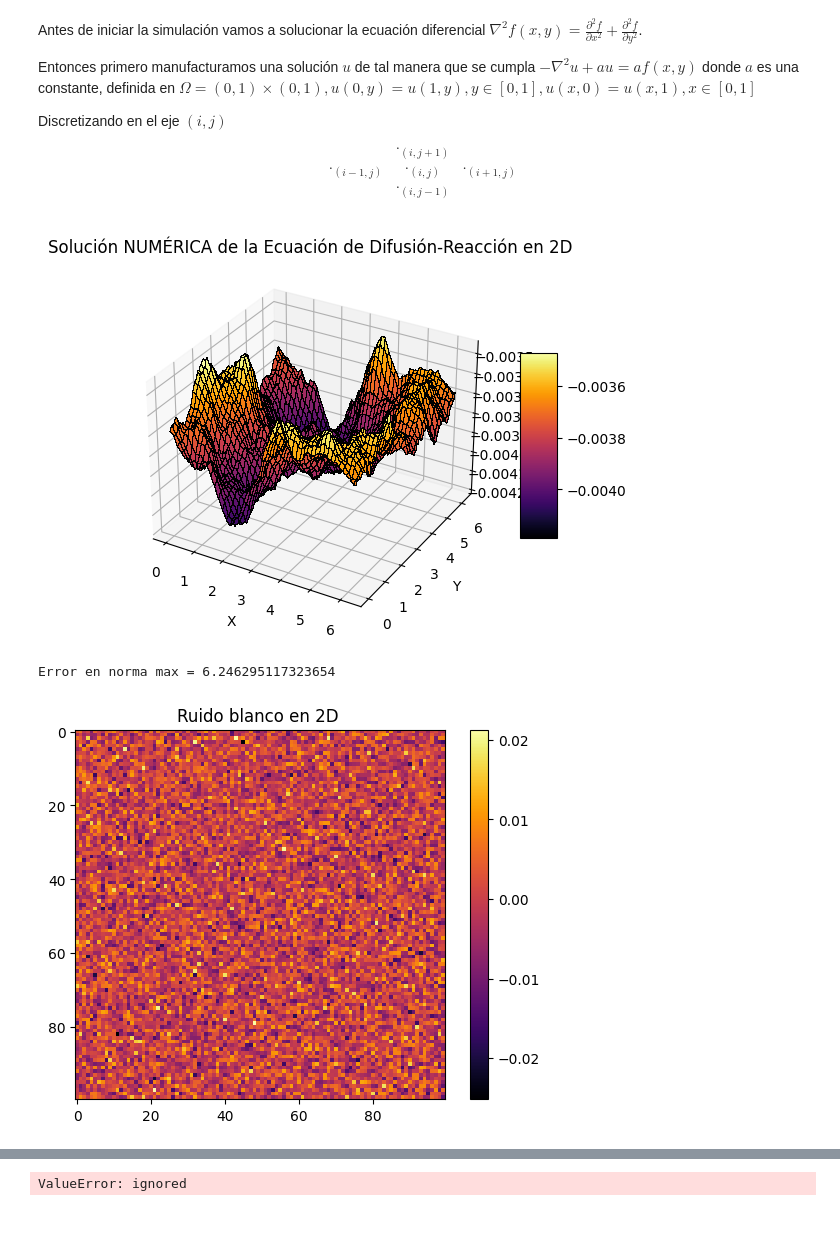
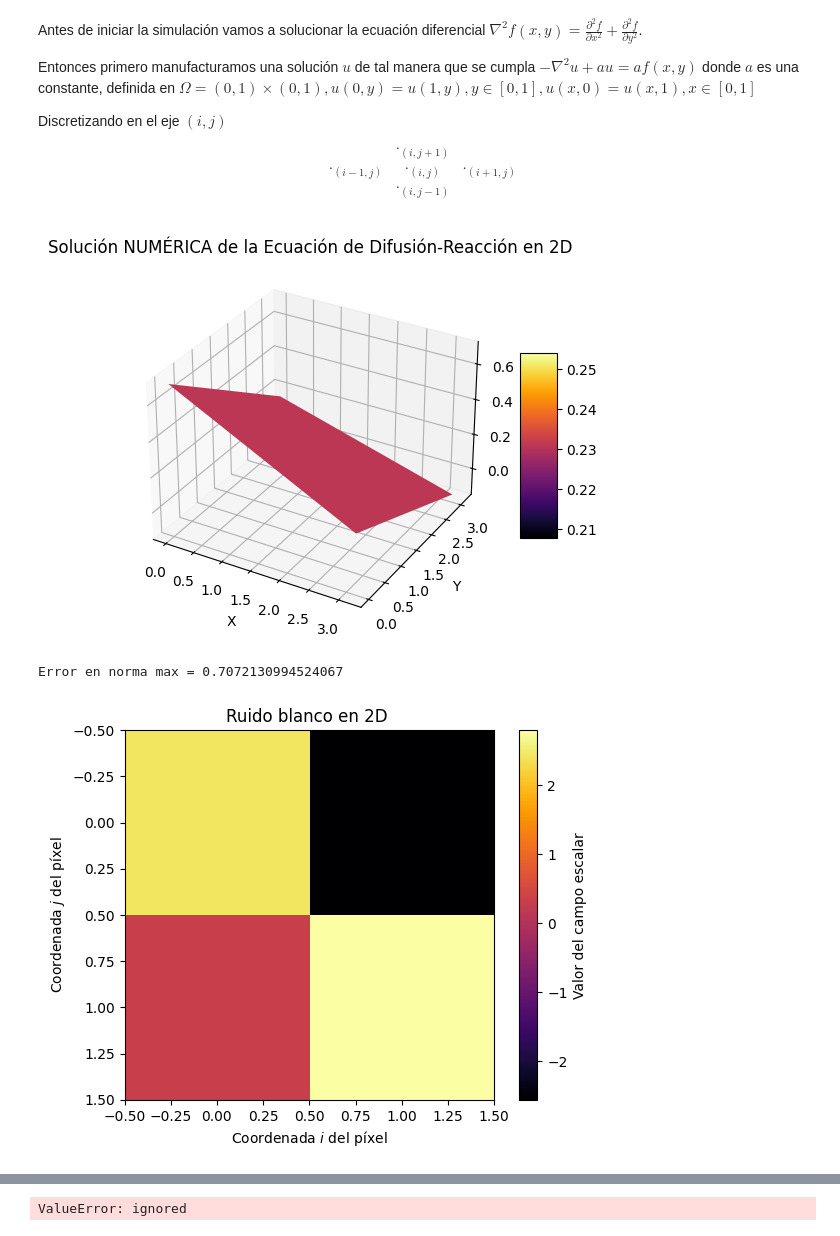
Before and after one commit to lagarcian/ProyectodeGradoLuisGarcia, a Jupyter notebook: Campos_Aleatorios_Gaussianos_a_partir_de_EDPE.ipynb, the cells around one changed output, grey strips where cells are left out. Drawn from its saved outputs; the diff is of its cells as text; code cells hidden in the pictures.

```diff
--- a/Campos_Aleatorios_Gaussianos_a_partir_de_EDPE.ipynb
+++ b/Campos_Aleatorios_Gaussianos_a_partir_de_EDPE.ipynb
@@ -33,11 +33,11 @@ def u_ma(x, y):
      #Primero escribimos la solución manufacturada u_ma
     return a*np.sin(x)*np.sin(y)
 #Debe regresar un número aleatorio. Gaussiano. y esto multiplicarlo por a=1/k^2 y ajustar la ecuación diferencial y que va a ser k^2 np.randn
-def f(x, y, a, sigma=1):
-     #Aqui hallamos las f(x,y,a) para poder escribirla y usarla como solución la ecucación diferencial
-    return No*sigma*(la**(d/2))*np.random.randn()*a# Ruido blanco estandarizado  multiplicado por las constantes
+def f(x, y, la, sigma=1):
+        #Aqui hallamos las f(x,y,a) para poder escribirla y usarla como solución la ecucación diferencial
+    return No*sigma*(la**(-2+d/2))*np.random.randn()# Ruido blanco estandarizado  multiplicado por las constantes
 
-def get_A_b(n, la, sigma2=1):
+def get_A_b(n, la=1, sigma2=1):
     if n <= 0:
         raise ValueError("n debe ser mayor que 0")
 
@@ -86,7 +86,7 @@ def get_A_b(n, la, sigma2=1):
             A[index_c, index_b] = -1
             A[index_c, index_t] = -1
 
-            B[index_c] = h ** 2 * f(xi, yj, a, sigma)
+            B[index_c] = h ** 2 * f(xi, yj, la, sigma)
 
     # print(A)
     #U = np.linalg.solve(A,B)
@@ -94,7 +94,7 @@ def get_A_b(n, la, sigma2=1):
     Z = U.reshape((n,n))
     return Z
 # %%
-def WNo(n, a): #Función para generar ruido blanco estandarizado.
+def WNo(n, la): #Función para generar ruido blanco estandarizado.
     if n <= 0:
         raise ValueError("n debe ser mayor que 0")
 
@@ -103,6 +103,7 @@ def WNo(n, a): #Función para generar ruido blanco estandarizado.
     N = n**2
     A = np.zeros((N, N))
     B = np.zeros(N)
+    a=1/la**2
 
     for i in range(n):
         for j in range(n):
@@ -141,7 +142,7 @@ def WNo(n, a): #Función para generar ruido blanco estandarizado.
             A[index_c, index_b] = -1
             A[index_c, index_t] = -1
 
-            B[index_c] = h ** 2 * f(xi, yj, a)
+            B[index_c] = h ** 2 * f(xi, yj, la)
 
     # print(A)
     #U = np.linalg.solve(A,B)
@@ -149,11 +150,13 @@ def WNo(n, a): #Función para generar ruido blanco estandarizado.
     return B
 # %%
 
-n =100
+n =2
 L=2.0*np.pi
 h=L/n
-B = WNo(n,a) #Arreglo de ruido blanco
-U = get_A_b(n,a) #Arreglo de la solución U
+sigma2=1
+la=1
+B = WNo(n,la) #Arreglo de ruido blanco
+U = get_A_b(n,la,sigma2) #Arreglo de la solución U
 
 # graficamos la superficie correspondiente a la solución numérica
 X, Y = np.meshgrid(np.linspace(0, L-h, n), np.linspace(0, L-h, n))
@@ -164,36 +167,42 @@ fig = plt.figure()
 ax = fig.add_subplot(111, projection='3d')
 surf = ax.plot_surface(X, Y, Z, cmap='inferno', linewidth=0.01, antialiased=False, edgecolors='k')
 ax.set_xlabel('X')
 ax.set_ylabel('Y')
 ax.set_zlabel('U num')
 plt.title('Solución NUMÉRICA de la Ecuación de Difusión-Reacción en 2D')
 fig.colorbar(surf, shrink=0.5, aspect=5)
 ax.set_zlim(np.min(Z), np.max(Z))
 plt.show()
 
 #Aqui generamos la imagen como un ruido que aparece en una pantalla de TV
 fig1 = plt.figure()
 imagen =plt.imshow(Z_WN, cmap='inferno')
 positions = np.linspace(0,len(Z_WN), 6)
 labels = np.linspace(0,1,6)
 plt.title('Ruido blanco en 2D ')
-plt.colorbar(imagen);
+plt.xlabel('Coordenada $i$ del píxel')
+plt.ylabel('Coordenada $j$ del píxel')
+plt.colorbar(imagen, label='Valor del campo escalar');
+plt.savefig('RBM2', dpi=300)
 
 fig2 = plt.figure()
 imagen2 =plt.imshow(Z, cmap='inferno')
 positions = np.linspace(0,len(Z), 6)
 labels = np.linspace(0,1,6)
-plt.title('Solución Numérica de la Ecuación Difusión - Reacción en 2D mostrado como un CAG')
-plt.colorbar(imagen2);
+plt.title('Solución Numérica en 2D mostrado como un CAG')
+plt.xlabel('Coordenada $i$ del píxel')
+plt.ylabel('Coordenada $j$ del píxel')
+plt.colorbar(imagen2, label='Valor del campo escalar');
+plt.savefig('CAGM2', dpi=300)
 
 
 # graficamos la superficie correspondiente a la solución exacta (manufacturada)
 Z_ma= u_ma(X,Y)
 
 
 # calculamos una norma del error
 print('Error en norma max =',np.max(np.max(Z-Z_ma)))
 # %% [output]
-[figure, old version]
+[figure, new version]
-Error en norma max = 6.246295117323654
+Error en norma max = 0.7072130994524067
-[figure, old version]
+[figure, new version]
```
Also changed, not shown: parts of 9 cells of this notebook.
